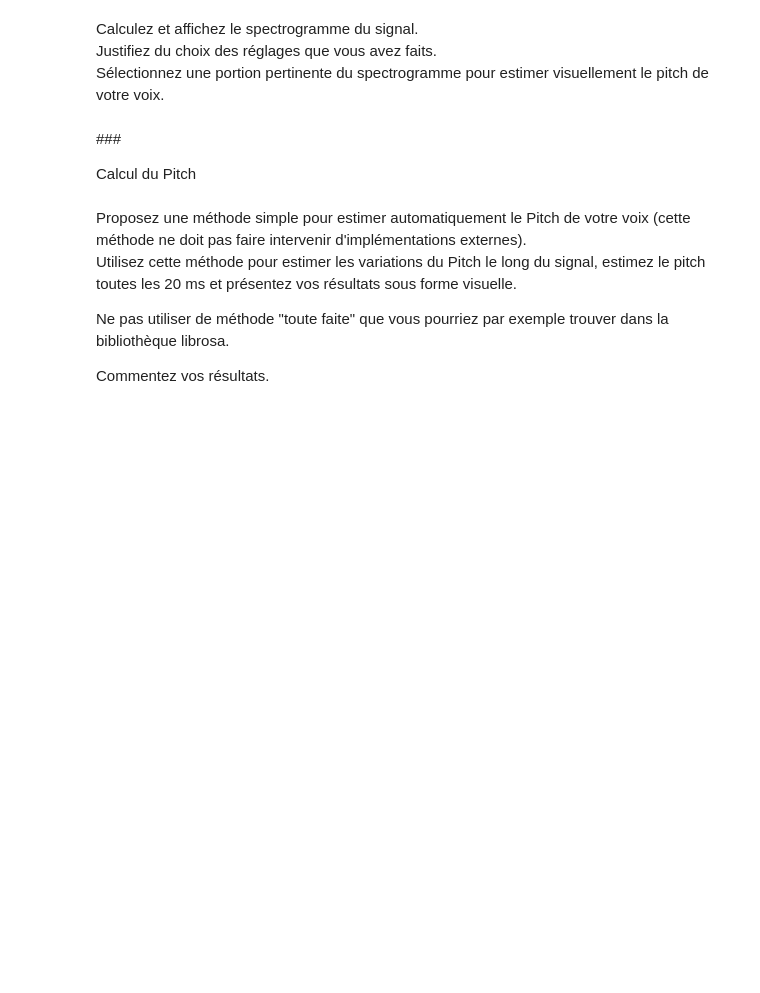
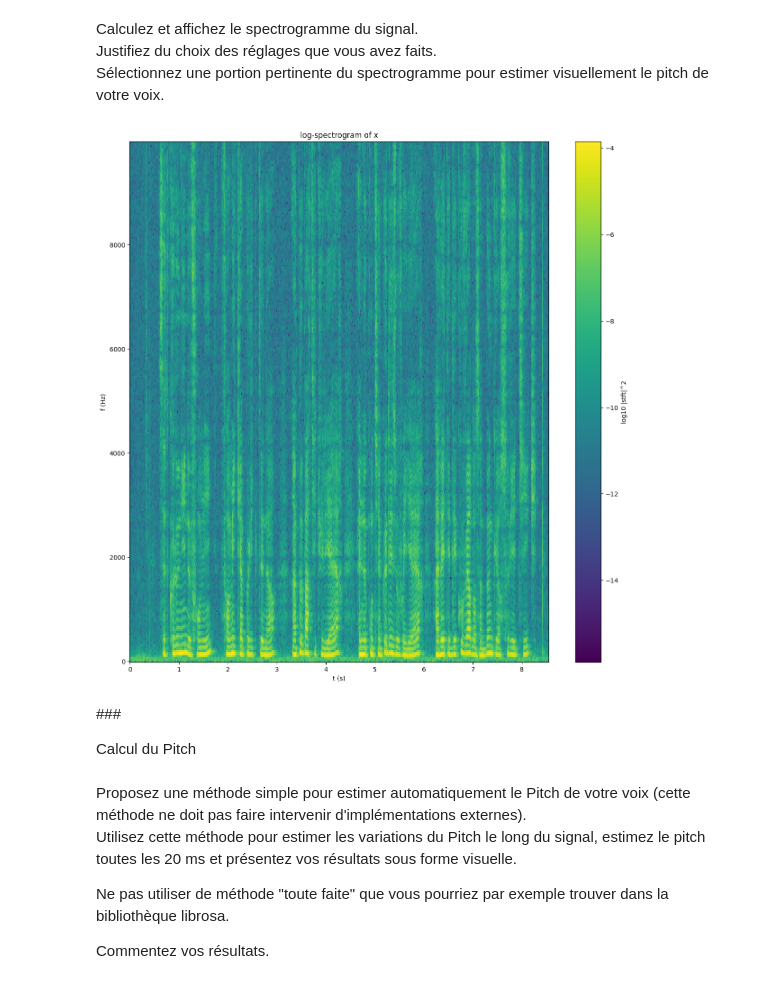
Before and after one commit to TheoBSG/MVA_signal, a Jupyter notebook: TP1/dlts-tp1.ipynb, the cells around one changed output. Saved outputs shown, nothing was run; the diff lists cells and outputs as text; code cells hidden in the pictures; blank space fills up the shorter version.

```diff
--- a/TP1/dlts-tp1.ipynb
+++ b/TP1/dlts-tp1.ipynb
@@ -49,6 +66,40 @@ Donnez une interprétation de ce que vous observez.
 Justifiez du choix des réglages que vous avez faits. <br>
 Sélectionnez une portion pertinente du spectrogramme pour estimer visuellement le pitch de votre voix.
     </div>
+# %%
+
+# Select the window size using time rather than number of points to preserve physical intuition
+window_time_size = 0.03
+window_sample_size = sampling_frequency*window_time_size
+
+frequencies, time, short_time_fourier_transform = scipy.signal.stft(    amplitude,
+                                                                        fs = sampling_frequency,
+                                                                        nperseg = window_sample_size,
+                                                                        nfft = window_sample_size)
+
+# The spectrogram is defined as the squared module of the short time fourier transform
+spectrogram = np.abs(short_time_fourier_transform)**2
+
+# Unusual values above 12500 Hz (optionnal cut)
+# Moreover, the human ear tends to cut frequenies above 10kHz so we know that the values above this limit are not likely to be pertinent for processing
+# audible noise
+frequency_upper_bound = 10000
+
+frequencies = frequencies[frequencies<frequency_upper_bound]
+spectrogram = spectrogram[:len(frequencies),:]
+
+# The contrast is low at linear scale so we compensate by composing by log10
+log_spectrogram = np.log10(spectrogram)
+
+plt.figure(figsize = (15, 15))                  # Better to have a bigger height than risk loosing info by cutting at a frequency that is too low
+plt.pcolor(time, frequencies, log_spectrogram)
+plt.title('log-spectrogram of x')
+plt.xlabel('t (s)')
+plt.ylabel('f (Hz)')
+plt.colorbar(label = 'log10 |stft|^2')
+plt.show()
+# %% [output]
+[figure, added]
 # %% [markdown]
 ### <div class=consignes>Calcul du Pitch</div>
 # %% [markdown]
```
Also changed, not shown: parts of 4 cells of this notebook.
